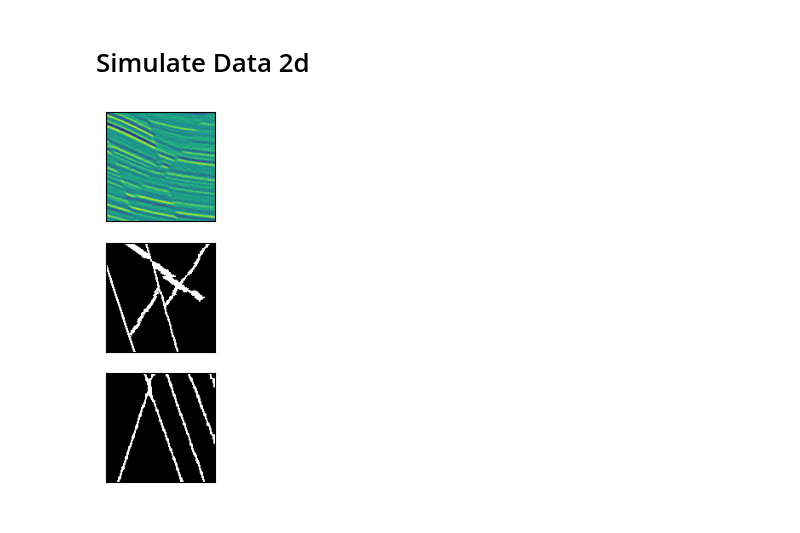
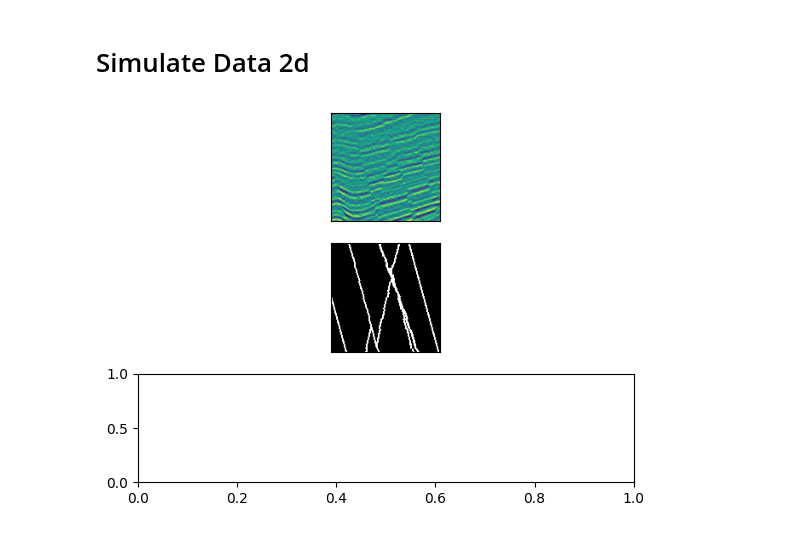
Before and after one commit to Kinlyran/Fault_Recong_zzr, a Jupyter notebook: visualize.ipynb, the cells around one changed output. Drawn from its saved outputs; the diff is of its cells as text; code cells hidden in the pictures.

```diff
--- a/visualize.ipynb
+++ b/visualize.ipynb
@@ -95,26 +95,26 @@ plt.show()
 # Simulate Data 2d
 # %%
 data_root_dir = '/home/zhangzr/FaultRecongnition/Fault_data/2d-simulate-data'
-pred_root_dir = '/home/zhangzr/FaultRecongnition/mmsegmentation-master/test_results/upernet_swin_base_patch4_window7_128x128_less_aug'
-cube_id = 0
-slice_id = 100
-split = 'train'
+# pred_root_dir = '/home/zhangzr/FaultRecongnition/mmsegmentation-master/test_results/upernet_swin_base_patch4_window7_128x128_less_aug'
+cube_id = 16
+slice_id = 17
+split = 'val'
 seis = cv2.imread(os.path.join(data_root_dir, split, 'image', f'cube_{cube_id}_slice_{slice_id}.png'), cv2.IMREAD_UNCHANGED)
 gt = cv2.imread(os.path.join(data_root_dir, split, 'ann', f'cube_{cube_id}_slice_{slice_id}.png'), cv2.IMREAD_UNCHANGED)
-pred = cv2.imread(os.path.join(pred_root_dir, f'cube_{cube_id}_slice_{slice_id}.png'), cv2.IMREAD_UNCHANGED)
+# pred = cv2.imread(os.path.join(pred_root_dir, f'cube_{cube_id}_slice_{slice_id}.png'), cv2.IMREAD_UNCHANGED)
 # %%
 plt.subplot(3,1,1)
 fig = plt.imshow(seis)
 fig.axes.xaxis.set_visible(False)
 fig.axes.yaxis.set_visible(False)
 plt.subplot(3,1,2)
 fig = plt.imshow(1-gt, cmap='binary')
 fig.axes.xaxis.set_visible(False)
 fig.axes.yaxis.set_visible(False)
 plt.subplot(3,1,3)
-fig = plt.imshow(1-pred, cmap='binary')
-fig.axes.xaxis.set_visible(False)
-fig.axes.yaxis.set_visible(False)
+# fig = plt.imshow(1-pred, cmap='binary')
+# fig.axes.xaxis.set_visible(False)
+# fig.axes.yaxis.set_visible(False)
 plt.show()
 # %% [output]
-[figure, old version]
+[figure, new version]
```
Also changed, not shown: 2 other files.
